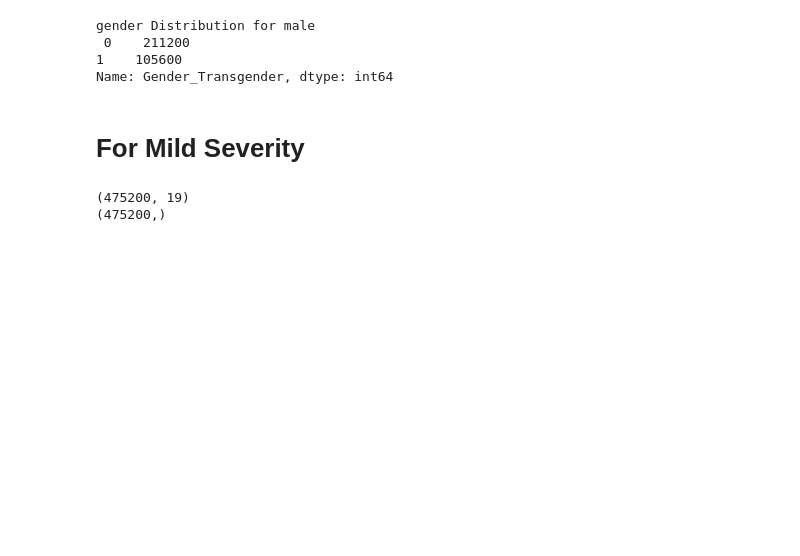
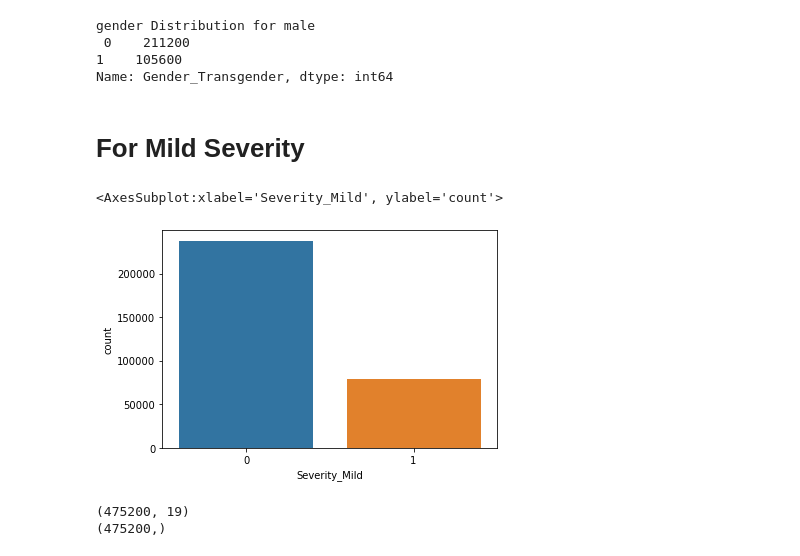
Before and after one commit to ashu741/MiniProject_5th_Sem_2015202, a Jupyter notebook: AshutoshKumarGupta_5thSem_MiniProject_Part2_2015202.ipynb, the cells around one changed output. Cells and saved outputs as stored; diff of their text form; code cells hidden in the pictures; blank space fills up the shorter version.

```diff
--- a/AshutoshKumarGupta_5thSem_MiniProject_Part2_2015202.ipynb
+++ b/AshutoshKumarGupta_5thSem_MiniProject_Part2_2015202.ipynb
@@ -150,6 +150,11 @@ gender Distribution for male
 Name: Gender_Transgender, dtype: int64
 # %% [markdown]
 # For Mild Severity
+# %%
+sns.countplot(dataset1.iloc[:,19])
+# %% [output]
+<AxesSubplot:xlabel='Severity_Mild', ylabel='count'>
+[figure, added]
 # %%
 smote=SMOTE()
 balanced_msx,balanced_msy=smote.fit_resample(dataset1.iloc[:,0:19],dataset1.iloc[:,19])
```
Also changed, not shown: parts of 27 cells of this notebook.
